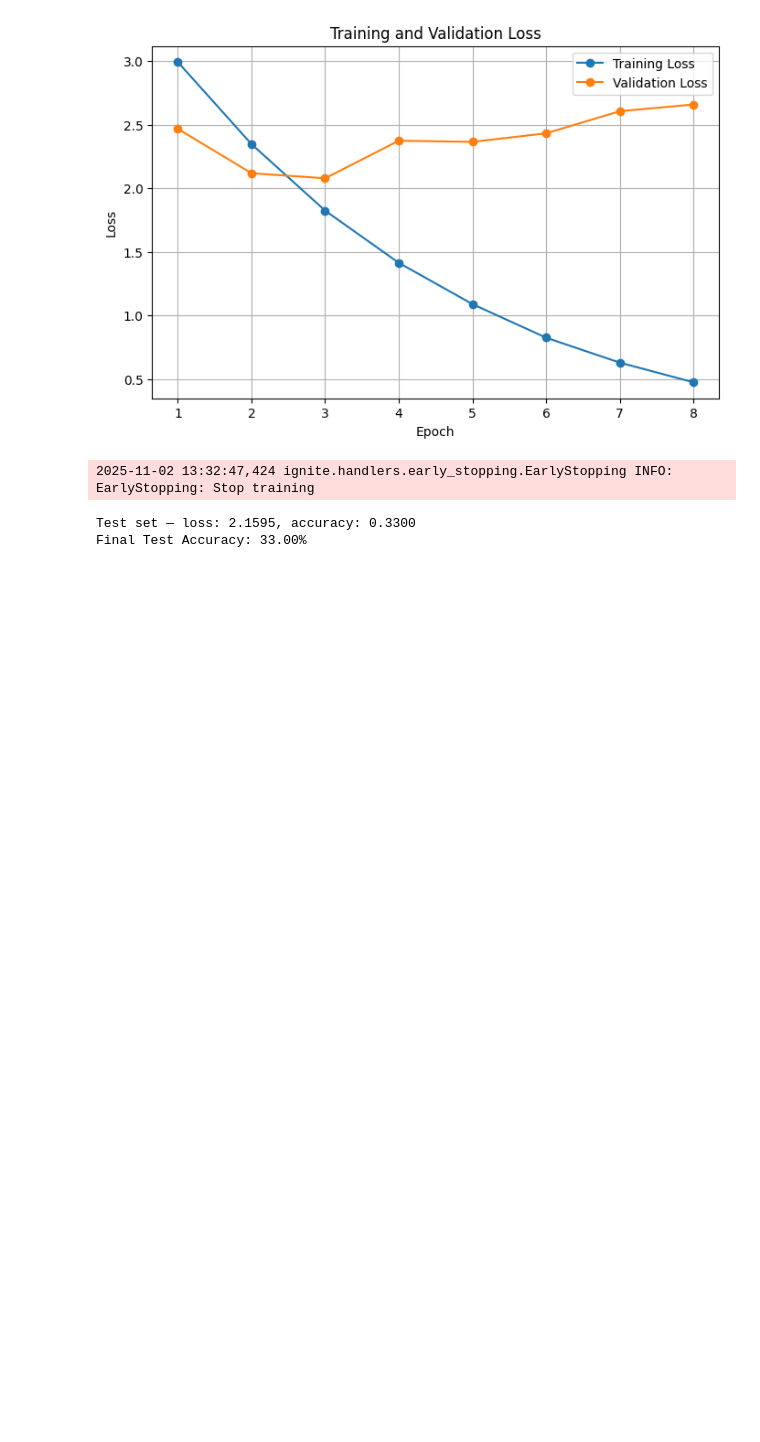
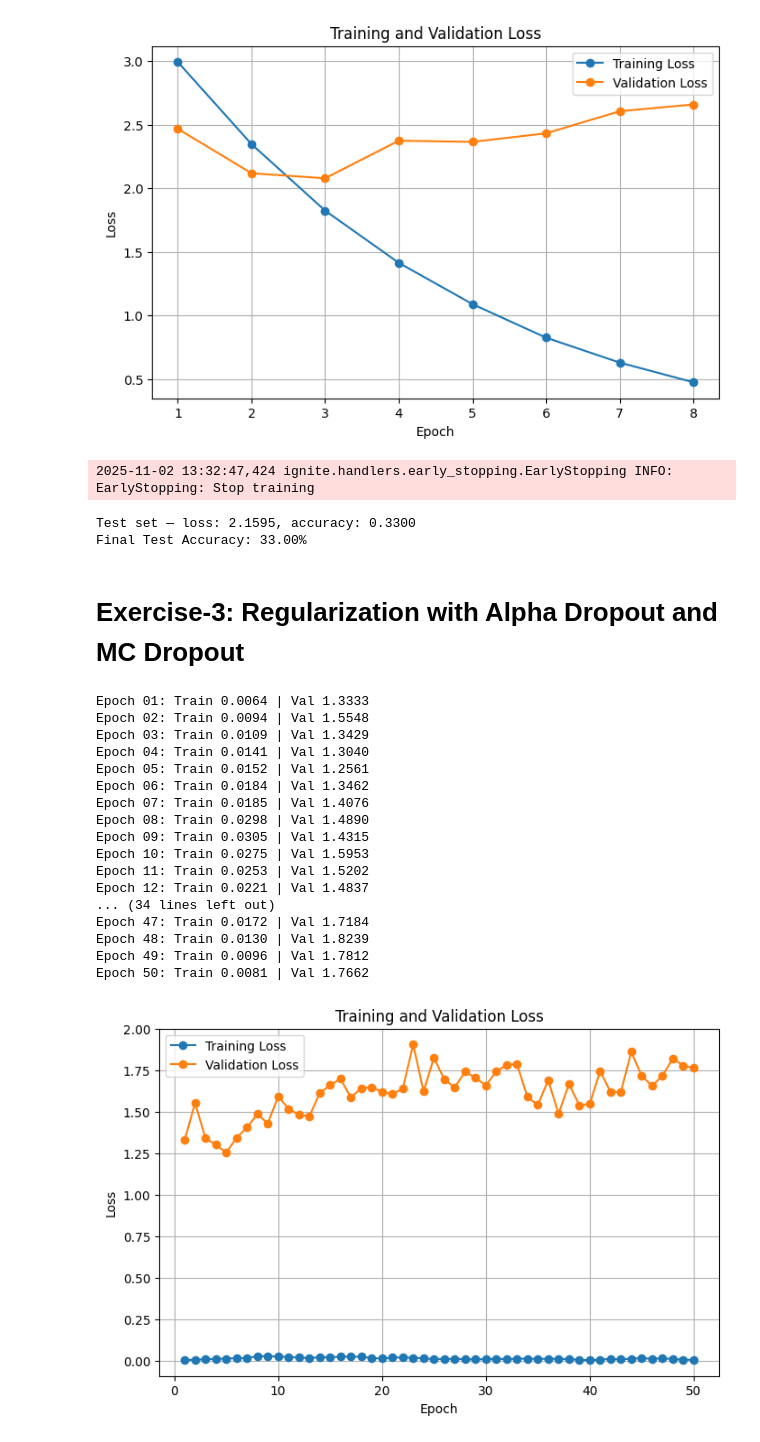
Before and after one commit to lcmolteberg/Machineoblig3, a Jupyter notebook: Assignment3.ipynb, the cells around one changed output. Saved outputs shown, nothing was run; the diff lists cells and outputs as text; code cells hidden in the pictures; blank space fills up the shorter version.

```diff
--- a/Assignment3.ipynb
+++ b/Assignment3.ipynb
@@ -364,3 +365,5 @@ Epoch 08: Train 0.4739 | Val 2.6578
 2025-11-02 13:32:47,424 ignite.handlers.early_stopping.EarlyStopping INFO: EarlyStopping: Stop training
 Test set — loss: 2.1595, accuracy: 0.3300
 Final Test Accuracy: 33.00%
+# %% [markdown]
+# Exercise-3: Regularization with Alpha Dropout and MC Dropout
@@ -366,0 +429,51 @@ Final Test Accuracy: 33.00%
+# %%
+# Optimizer
+
+optimizer = optim.NAdam(model_ADMC.parameters(), lr=0.001)
+loss_fn = nn.CrossEntropyLoss()
+
+trainer = create_supervised_trainer(model_ADMC, optimizer, loss_fn, device=device)
+evaluator = create_supervised_evaluator(
+    model_ADMC, metrics={'accuracy': Accuracy(), 'loss': Loss(loss_fn)}, device=device
+)
+
+RunningAverage(output_transform=lambda out: out).attach(trainer, "train_loss")
+
+train_losses, val_losses = [], []
+
+@trainer.on(Events.EPOCH_COMPLETED)
+def log_epoch(engine):
+    train_loss = trainer.state.metrics['train_loss'] if 'train_loss' in trainer.state.metrics else None
+    evaluator.run(val_loader)
+    val_loss = evaluator.state.metrics['loss']
+    train_losses.append(train_loss if train_loss is not None else float("nan"))
+    val_losses.append(val_loss)
+    print(f"Epoch {engine.state.epoch:02d}: Train {train_loss:.4f} | Val {val_loss:.4f}")
+
+trainer.run(train_loader, max_epochs=50)
+
+plt.figure(figsize=(8,5))
+epochs = range(1, len(train_losses)+1)
+plt.plot(epochs, train_losses, marker='o', label='Training Loss')
+plt.plot(epochs, val_losses,   marker='o', label='Validation Loss')
+plt.xlabel('Epoch'); plt.ylabel('Loss'); plt.title('Training and Validation Loss')
+plt.legend(); plt.grid(True); plt.show()
+# %% [output]
+Epoch 01: Train 0.0064 | Val 1.3333
+Epoch 02: Train 0.0094 | Val 1.5548
+Epoch 03: Train 0.0109 | Val 1.3429
+Epoch 04: Train 0.0141 | Val 1.3040
+Epoch 05: Train 0.0152 | Val 1.2561
+Epoch 06: Train 0.0184 | Val 1.3462
+Epoch 07: Train 0.0185 | Val 1.4076
+Epoch 08: Train 0.0298 | Val 1.4890
+Epoch 09: Train 0.0305 | Val 1.4315
+Epoch 10: Train 0.0275 | Val 1.5953
+Epoch 11: Train 0.0253 | Val 1.5202
+Epoch 12: Train 0.0221 | Val 1.4837
+... (34 lines left out)
+Epoch 47: Train 0.0172 | Val 1.7184
+Epoch 48: Train 0.0130 | Val 1.8239
+Epoch 49: Train 0.0096 | Val 1.7812
+Epoch 50: Train 0.0081 | Val 1.7662
+[figure, added]
```
Also changed, not shown: parts of 10 cells of this notebook.
